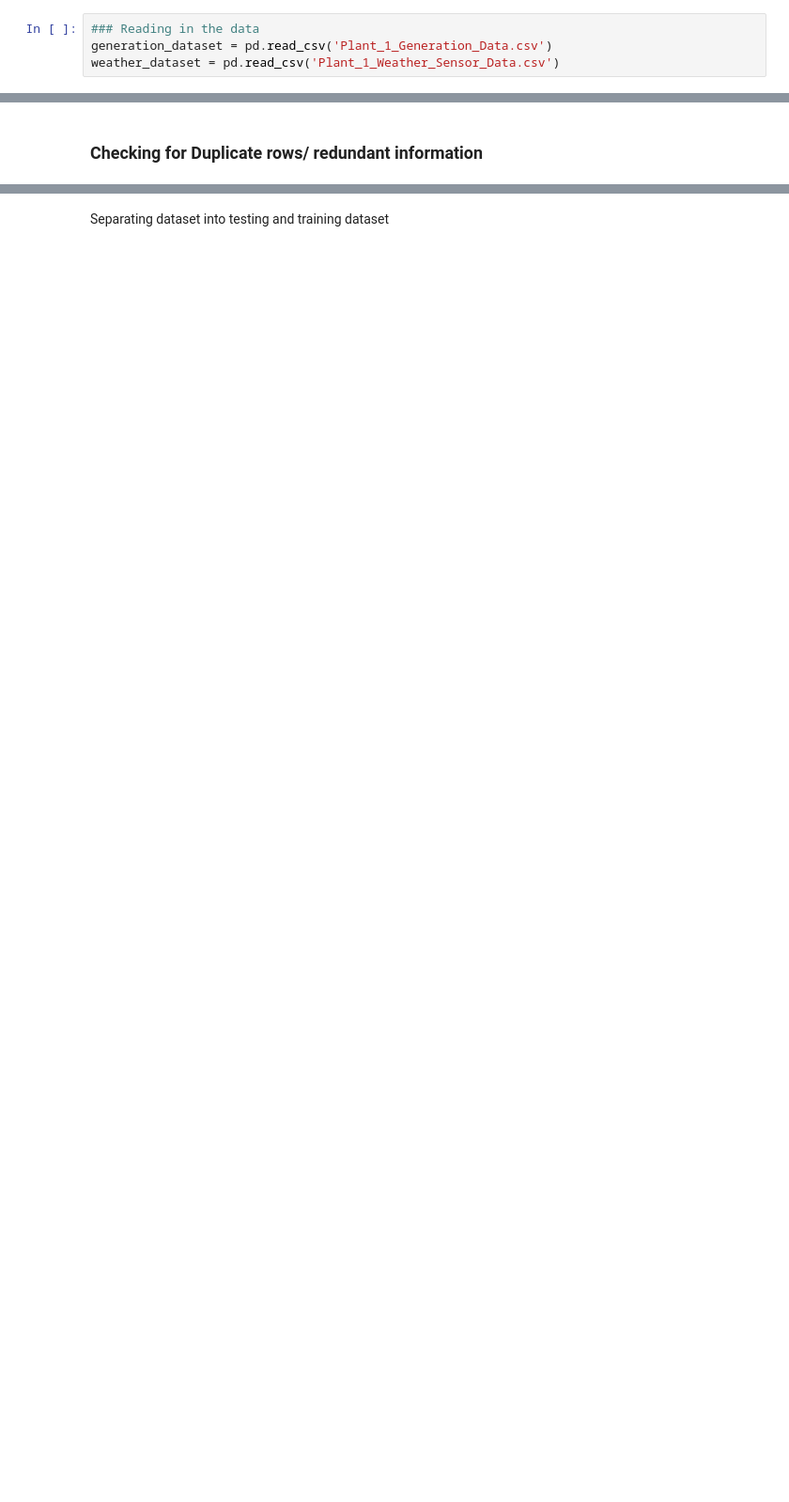
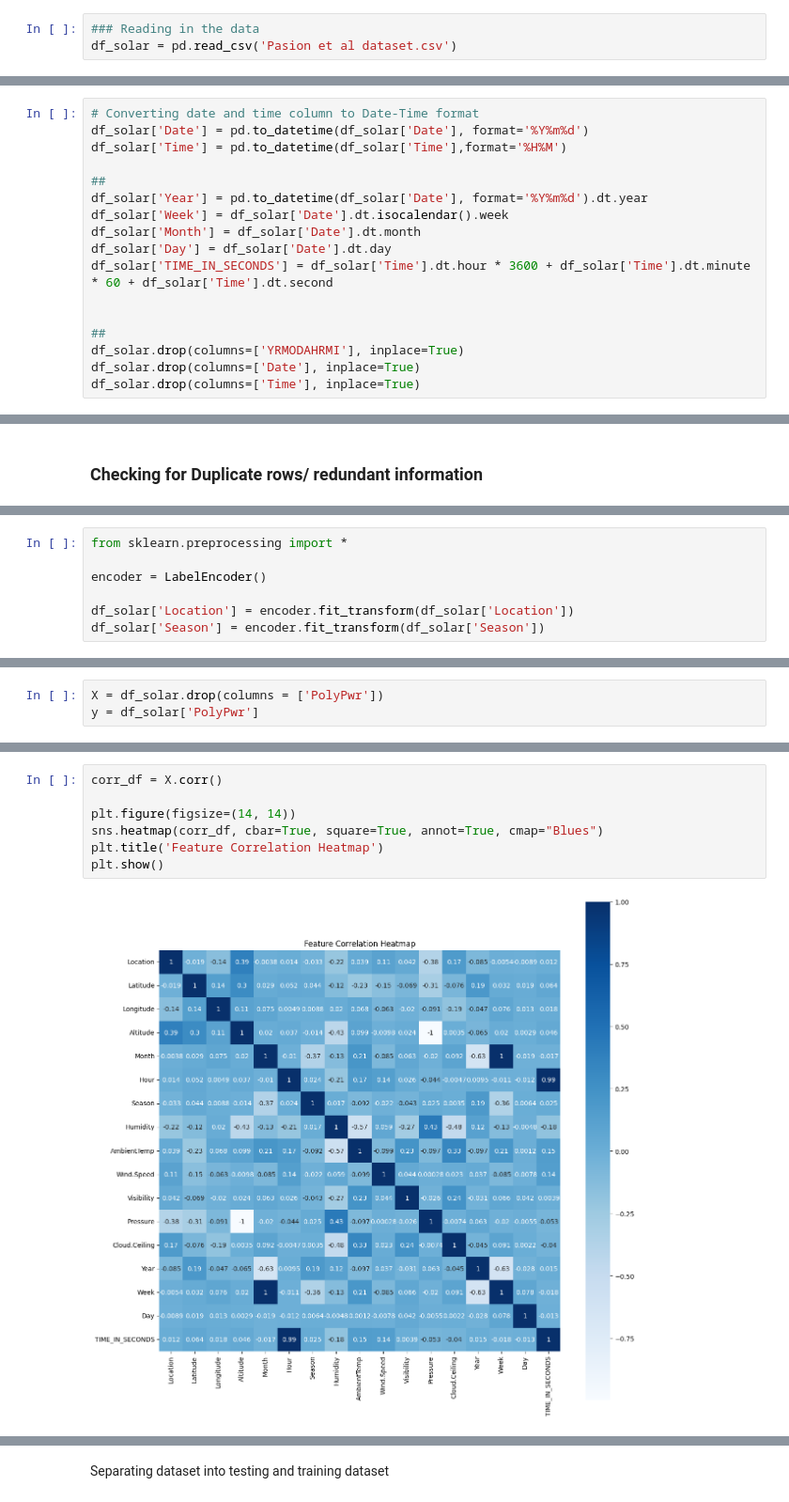
Before and after one commit to rtetteh20/fyp-solar-power-prediction, a Jupyter notebook: Scripts/main.ipynb, the cells around one changed output, grey strips where cells are left out. Shown: that part at 94% size. Saved outputs shown, nothing was run; the diff lists cells and outputs as text; blank space fills up the shorter version.

```diff
--- a/Scripts/main.ipynb
+++ b/Scripts/main.ipynb
@@ -26,4 +25,3 @@ The power generation datasets are gathered at the inverter level - each inverter
 # %%
 ### Reading in the data
-generation_dataset = pd.read_csv('Plant_1_Generation_Data.csv')
-weather_dataset = pd.read_csv('Plant_1_Weather_Sensor_Data.csv')
+df_solar = pd.read_csv('Pasion et al dataset.csv')
@@ -135,0 +52,17 @@ df_solar_data.sample(10).style.background_gradient(cmap='Blues')
+# %%
+# Converting date and time column to Date-Time format
+df_solar['Date'] = pd.to_datetime(df_solar['Date'], format='%Y%m%d')
+df_solar['Time'] = pd.to_datetime(df_solar['Time'],format='%H%M')
+
+##
+df_solar['Year'] = pd.to_datetime(df_solar['Date'], format='%Y%m%d').dt.year
+df_solar['Week'] = df_solar['Date'].dt.isocalendar().week
+df_solar['Month'] = df_solar['Date'].dt.month
+df_solar['Day'] = df_solar['Date'].dt.day
+df_solar['TIME_IN_SECONDS'] = df_solar['Time'].dt.hour * 3600 + df_solar['Time'].dt.minute * 60 + df_solar['Time'].dt.second
+
+
+##
+df_solar.drop(columns=['YRMODAHRMI'], inplace=True)
+df_solar.drop(columns=['Date'], inplace=True)
+df_solar.drop(columns=['Time'], inplace=True)
@@ -183,0 +145,7 @@ dtype: bool
+# %%
+from sklearn.preprocessing import *
+
+encoder = LabelEncoder()
+
+df_solar['Location'] = encoder.fit_transform(df_solar['Location'])
+df_solar['Season'] = encoder.fit_transform(df_solar['Season'])
@@ -202,0 +170,3 @@ Shape of y_imputed: (68774,)
+# %%
+X = df_solar.drop(columns = ['PolyPwr'])
+y = df_solar['PolyPwr']
@@ -202,0 +193,9 @@ Shape of y_imputed: (68774,)
+# %%
+corr_df = X.corr()
+
+plt.figure(figsize=(14, 14))
+sns.heatmap(corr_df, cbar=True, square=True, annot=True, cmap="Blues")
+plt.title('Feature Correlation Heatmap')
+plt.show()
+# %% [output]
+[figure, added]
```
Also changed, not shown: parts of 44 cells of this notebook, 5 other files.
